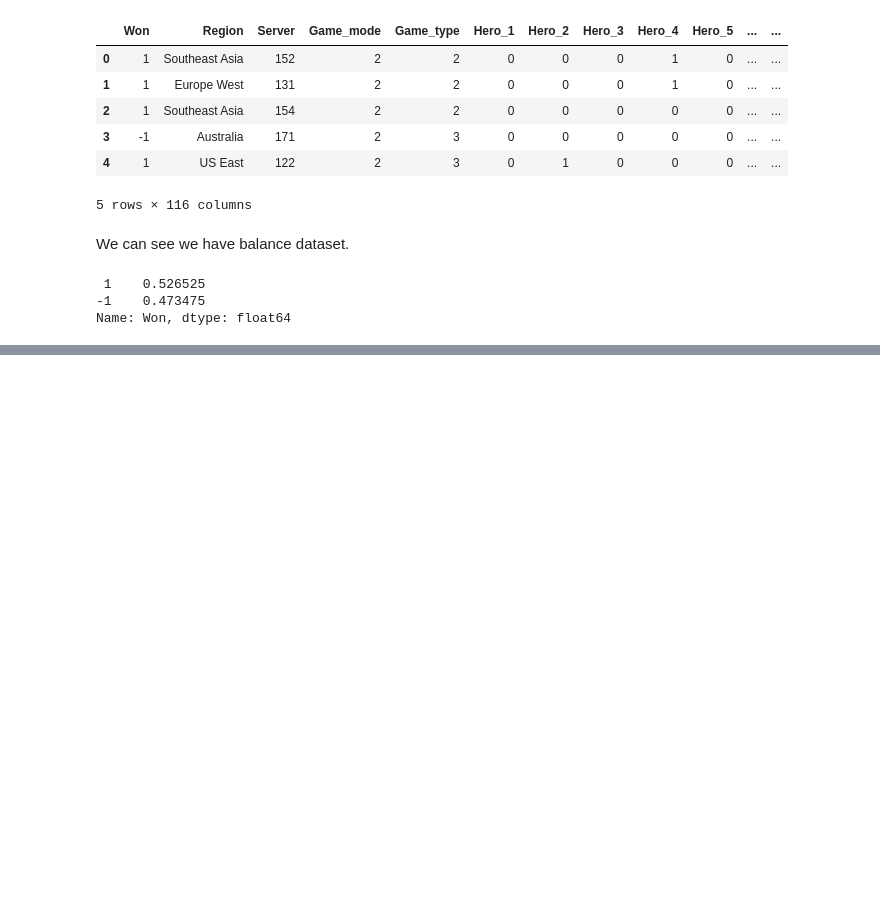
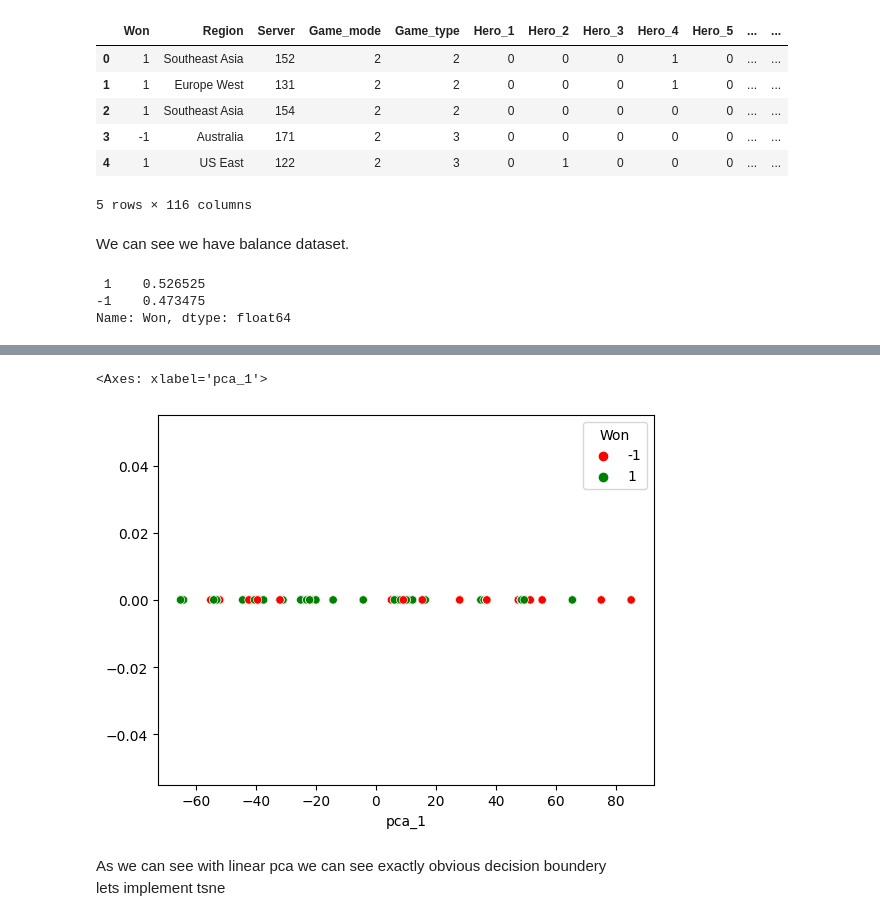
Before and after one commit to mrpintime/Dota2_TI-2016, a Jupyter notebook: Dota2Game.ipynb, the cells around one changed output, grey strips where cells are left out. Saved outputs shown, nothing was run; the diff lists cells and outputs as text; code cells hidden in the pictures; blank space fills up the shorter version.

Commit message:
did some pca and tsne clustering technique

```diff
--- a/Dota2Game.ipynb
+++ b/Dota2Game.ipynb
@@ -558,0 +630,8 @@ Name: Won, dtype: float64
+# %%
+sns.scatterplot(x=pca_df.pca_1, y=np.zeros(pca_df.pca_2.shape[0]), hue=df_trn.Won, palette=['r', 'g'])
+# %% [output]
+<Axes: xlabel='pca_1'>
+[figure, added]
+# %% [markdown]
+As we can see with linear pca we can see exactly obvious decision boundery
+lets implement tsne
```
Also changed, not shown: parts of 35 cells of this notebook.
